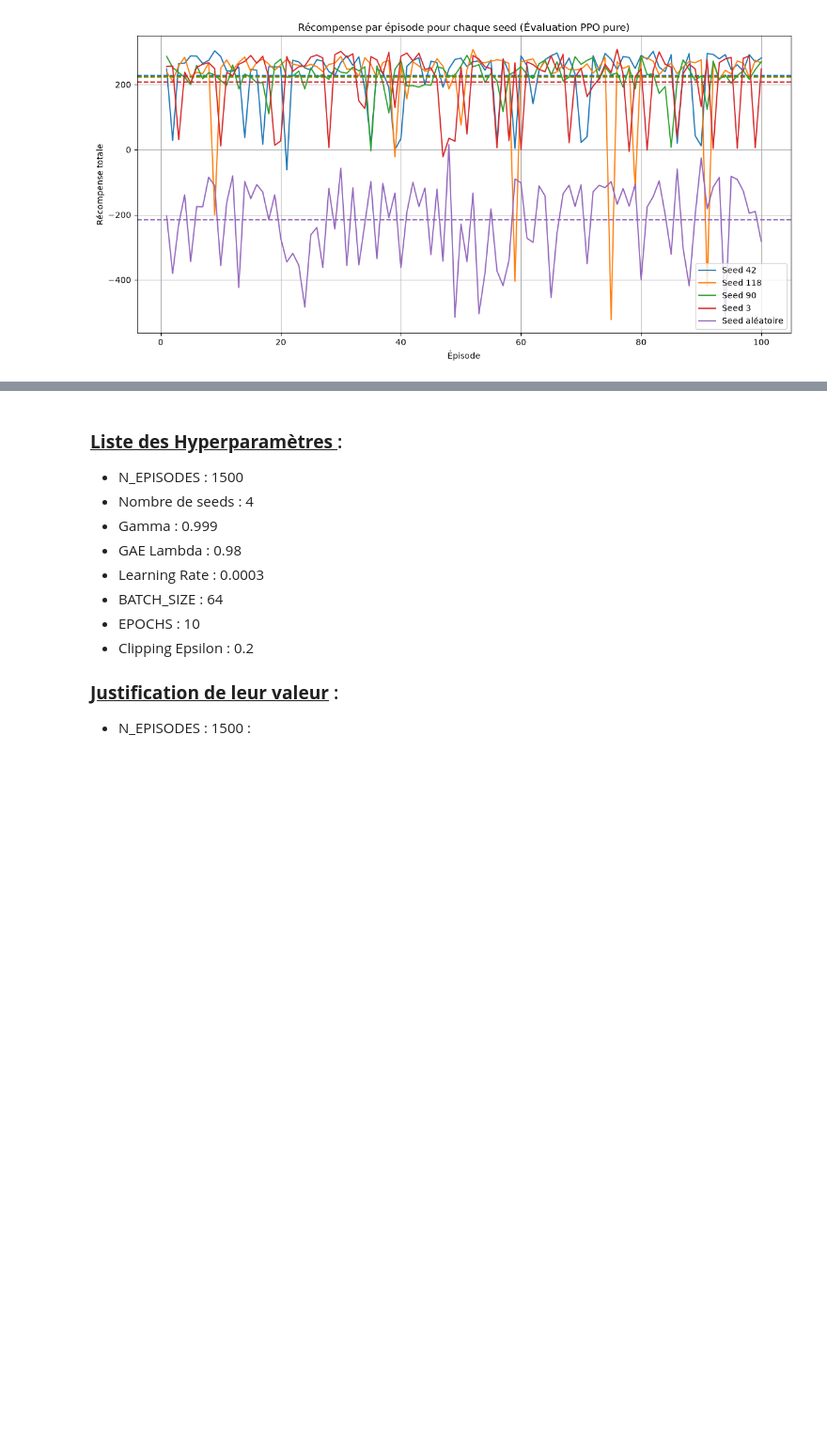
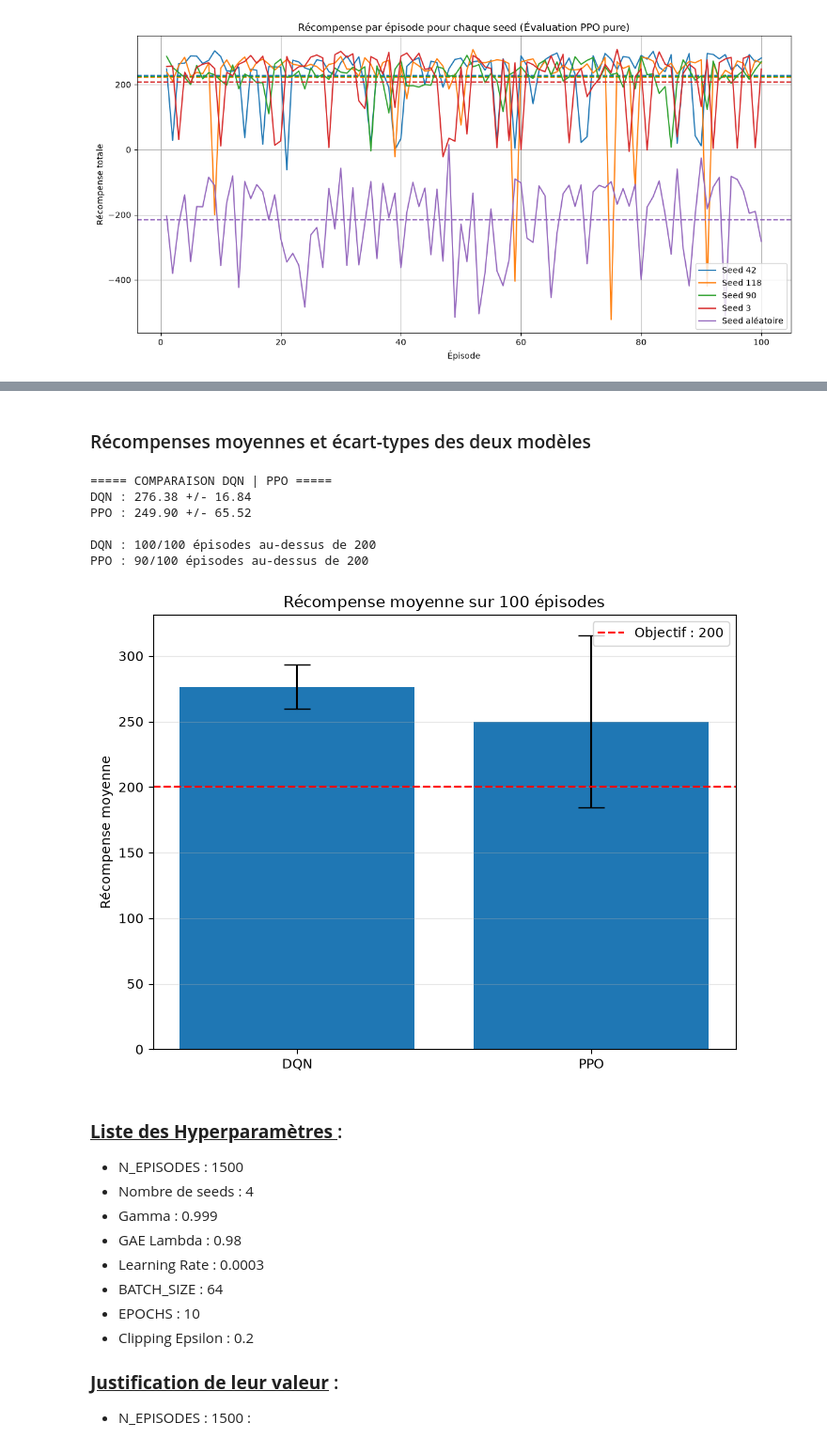
Before and after one commit to BastianHanart/Startrek, a Jupyter notebook: ppo.ipynb, the cells around one changed output, grey strips where cells are left out. Shown at 94% size. Cells and saved outputs as stored; diff of their text form; code cells hidden in the pictures; blank space fills up the shorter version.

```diff
--- a/ppo.ipynb
+++ b/ppo.ipynb
@@ -730,3 +878,40 @@ env.close()
+# %% [markdown]
+### Récompenses moyennes et écart-types des deux modèles
+# %%
+mean_dqn = np.mean(rewards_dqn)
+mean_ppo = np.mean(rewards_ppo)
+
+std_dqn = np.std(rewards_dqn)
+std_ppo = np.std(rewards_ppo)
+
+print("===== COMPARAISON DQN | PPO =====")
+
+print(f"DQN : {mean_dqn:.2f} +/- {std_dqn:.2f}")
+print(f"PPO : {mean_ppo:.2f} +/- {std_ppo:.2f}")
+
+print(f"\nDQN : {sum(r >= 200 for r in rewards_dqn)}/100 épisodes au-dessus de 200")
+print(f"PPO : {sum(r >= 200 for r in rewards_ppo)}/100 épisodes au-dessus de 200")
+
+
+plt.figure(figsize=(8, 6))
+
+plt.bar(["DQN", "PPO"], [mean_dqn, mean_ppo], yerr=[std_dqn, std_ppo], capsize=10)
+
+plt.axhline(y=200, linestyle="--", color="red", label="Objectif : 200")
+
+plt.ylabel("Récompense moyenne")
+plt.title("Récompense moyenne sur 100 épisodes")
+plt.legend()
+plt.grid(axis="y", alpha=0.3)
+plt.show()
+# %% [output]
+===== COMPARAISON DQN | PPO =====
+DQN : 276.38 +/- 16.84
+PPO : 249.90 +/- 65.52
+
+DQN : 100/100 épisodes au-dessus de 200
+PPO : 90/100 épisodes au-dessus de 200
+[figure, added]
 # %% [markdown]
 ### <b><u> Liste des Hyperparamètres </u></b> :
 
```
Also changed, not shown: parts of 9 cells of this notebook, 2 other files.
